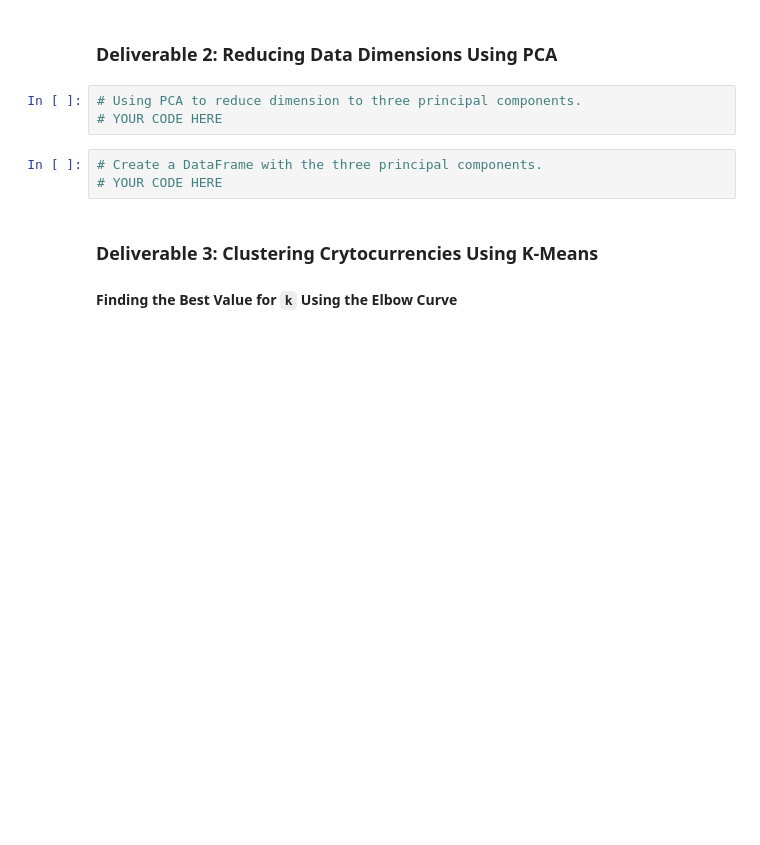
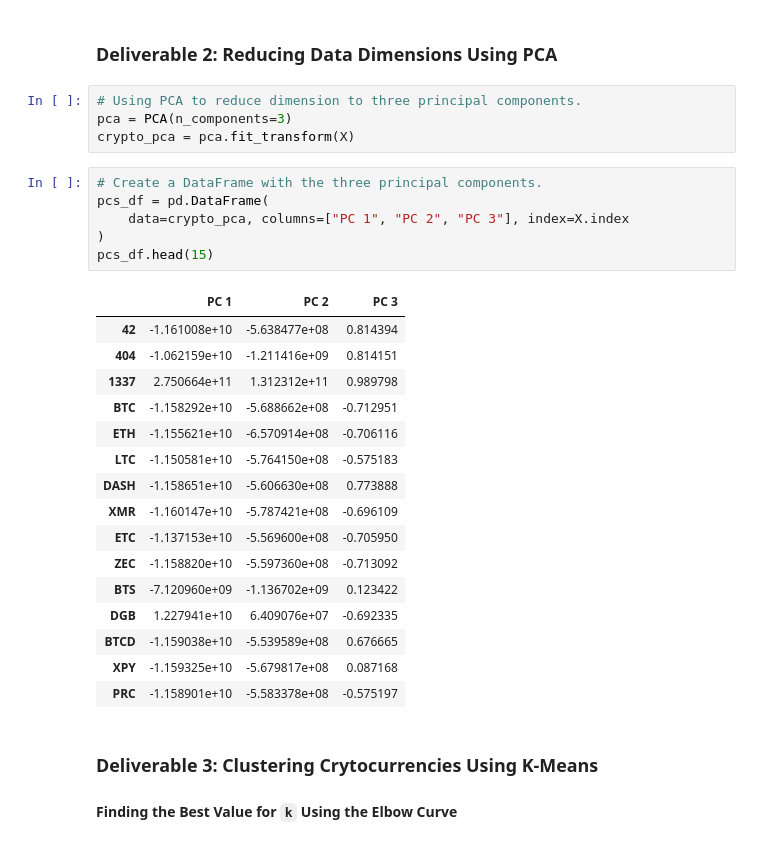
Before and after one commit to amitchub/clustering_crypto, a Jupyter notebook: crypto_clustering_.ipynb, the cells around one changed output. Drawn from its saved outputs; the diff is of its cells as text; blank space fills up the shorter version.

```diff
--- a/crypto_clustering_.ipynb
+++ b/crypto_clustering_.ipynb
@@ -242,10 +242,31 @@ array([[-0.11674788, -0.15286468, -0.0433555 , ..., -0.0433555 ,
 ### Deliverable 2: Reducing Data Dimensions Using PCA
 # %%
 # Using PCA to reduce dimension to three principal components.
-# YOUR CODE HERE
+pca = PCA(n_components=3)
+crypto_pca = pca.fit_transform(X)
 # %%
 # Create a DataFrame with the three principal components.
-# YOUR CODE HERE
+pcs_df = pd.DataFrame(
+    data=crypto_pca, columns=["PC 1", "PC 2", "PC 3"], index=X.index
+)
+pcs_df.head(15)
+# %% [output]
+|  | PC 1 | PC 2 | PC 3 |
+| 42 | -1.161008e+10 | -5.638477e+08 | 0.814394 |
+| 404 | -1.062159e+10 | -1.211416e+09 | 0.814151 |
+| 1337 | 2.750664e+11 | 1.312312e+11 | 0.989798 |
+| BTC | -1.158292e+10 | -5.688662e+08 | -0.712951 |
+| ETH | -1.155621e+10 | -6.570914e+08 | -0.706116 |
+| LTC | -1.150581e+10 | -5.764150e+08 | -0.575183 |
+| DASH | -1.158651e+10 | -5.606630e+08 | 0.773888 |
+| XMR | -1.160147e+10 | -5.787421e+08 | -0.696109 |
+| ETC | -1.137153e+10 | -5.569600e+08 | -0.705950 |
+| ZEC | -1.158820e+10 | -5.597360e+08 | -0.713092 |
+| BTS | -7.120960e+09 | -1.136702e+09 | 0.123422 |
+| DGB | 1.227941e+10 | 6.409076e+07 | -0.692335 |
+| BTCD | -1.159038e+10 | -5.539589e+08 | 0.676665 |
+| XPY | -1.159325e+10 | -5.679817e+08 | 0.087168 |
+| PRC | -1.158901e+10 | -5.583378e+08 | -0.575197 |
 # %% [markdown]
 ### Deliverable 3: Clustering Crytocurrencies Using K-Means
 
```
